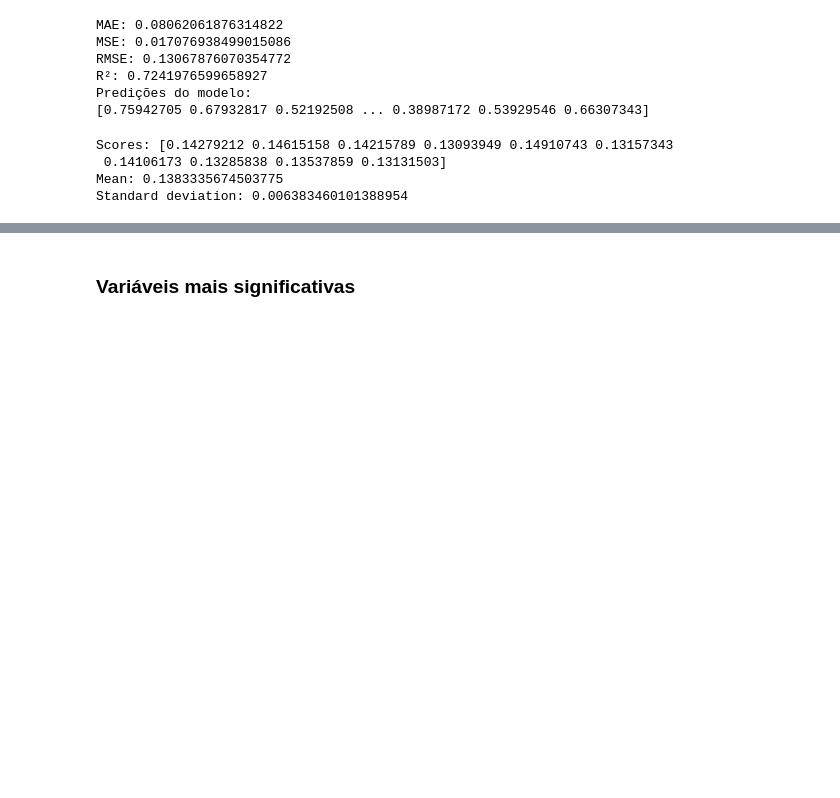
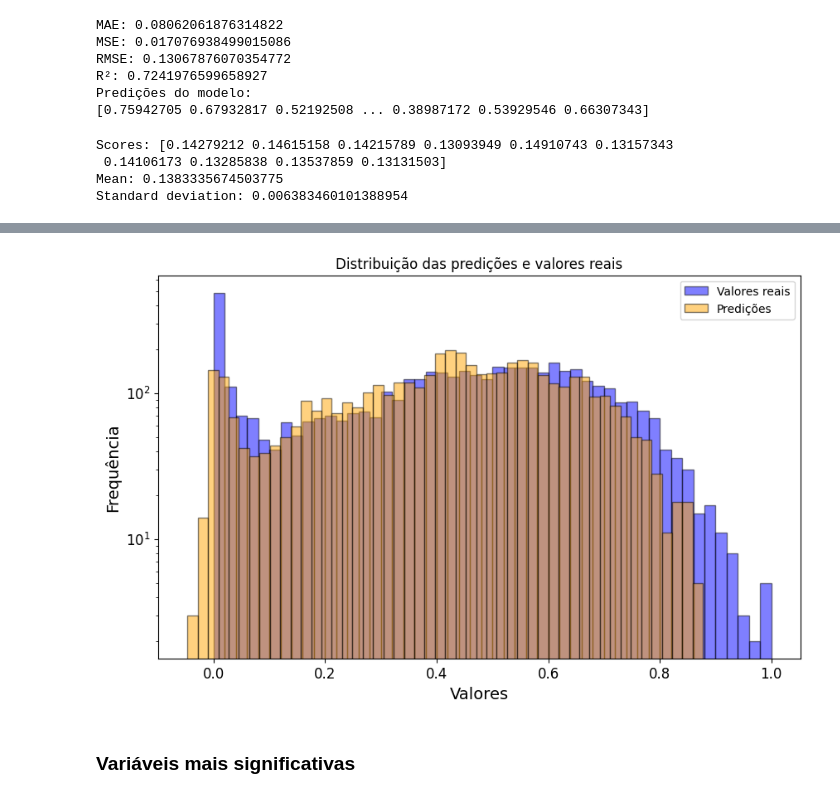
Before and after one commit to Lrs-mtos/song-popularity-ML, a Jupyter notebook: sp_experimental.ipynb, the cells around one changed output, grey strips where cells are left out. Cells and saved outputs as stored; diff of their text form; code cells hidden in the pictures; blank space fills up the shorter version.

```diff
--- a/sp_experimental.ipynb
+++ b/sp_experimental.ipynb
@@ -712,3 +762,25 @@ def feature_importance_lightgbm(df, model):
+# %%
+# (FUNÇÃO GERAL) - EXIBE GRÁFICO DE DISTRIBUIÇÃO -> VALORES REAIS X VALORES PREVISTOS
+
+def plot_distribution(df, model):
+
+    X_true, y_true = split_target_features(df)
+    y_pred = model.predict(X_true)
+
+    # Plotando a distribuição dos valores reais
+    plt.figure(figsize=(10, 6))
+
+    # Plotando os valores reais
+    plt.hist(y_true, bins=50, alpha=0.5, label="Valores reais", color='blue', edgecolor='black', log=True)
+
+    # Plotando as predições
+    plt.hist(y_pred, bins=50, alpha=0.5, label="Predições", color='orange', edgecolor='black', log=True)
+
+    plt.xlabel("Valores")
+    plt.ylabel("Frequência")
+    plt.title(f"Distribuição das predições e valores reais")
+    plt.legend(loc="best")
+    plt.show()
 # %% [markdown]
 ## **Modelo: LightGBM**
 # %% [markdown]
@@ -744,3 +816,7 @@ plot_predictions(validation_set_cp, LightGBM_model)
+# %%
+plot_distribution(validation_set_cp, LightGBM_model)
+# %% [output]
+[figure, added]
 # %% [markdown]
 ### Variáveis mais significativas
 # %%
```
Also changed, not shown: parts of 19 cells of this notebook.
